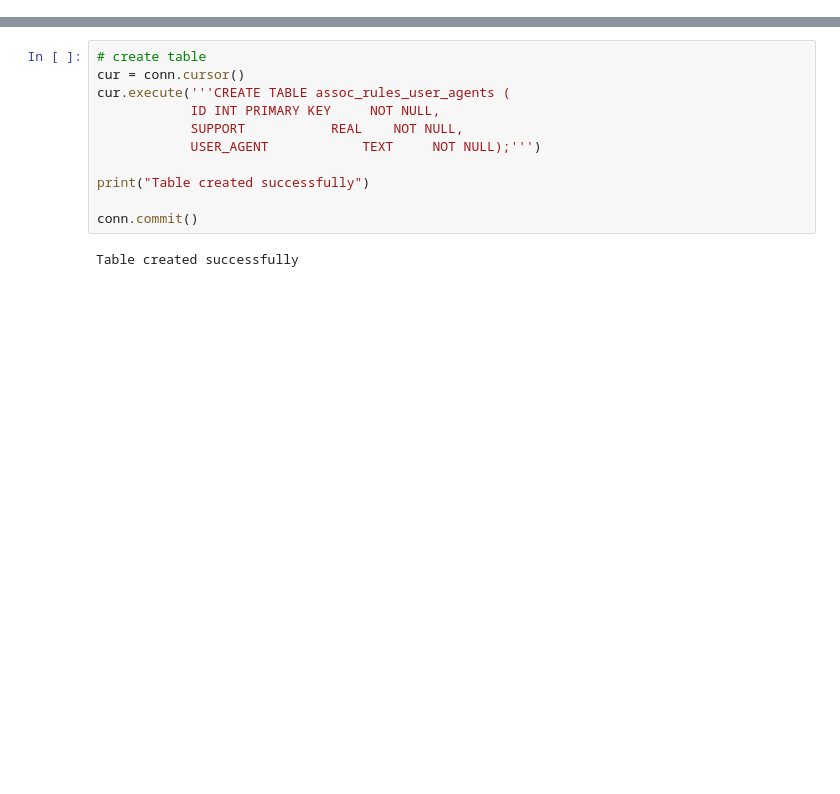
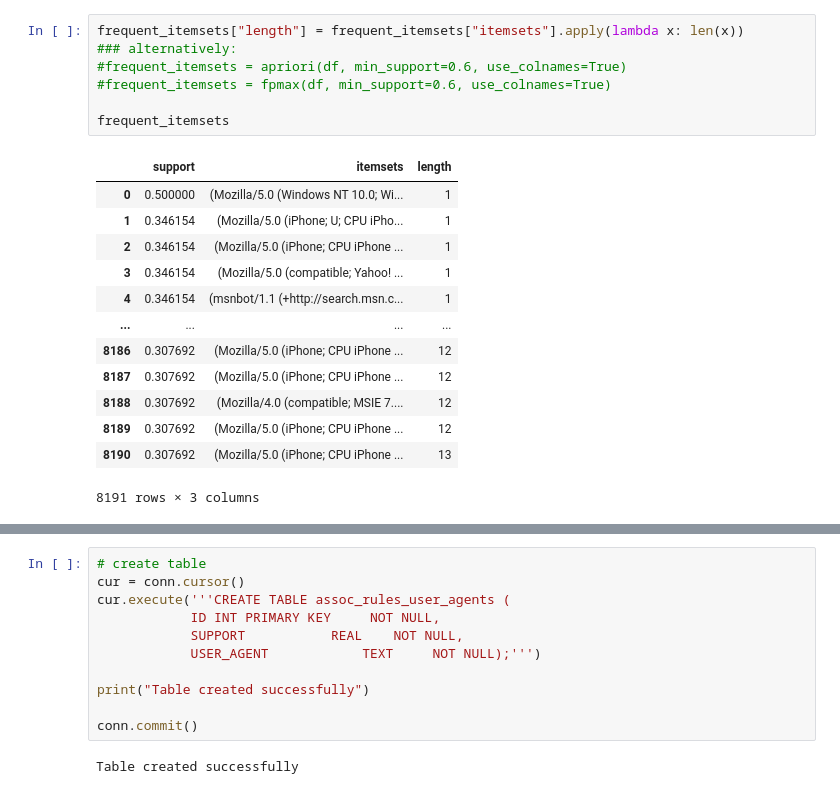
Before and after one commit to yehezkiel1086/ml-web-honeypot, a Jupyter notebook: data-mining/assoc_rules_user_agent.ipynb, the cells around one changed output, grey strips where cells are left out. Drawn from its saved outputs; the diff is of its cells as text; blank space fills up the shorter version.

```diff
--- a/data-mining/assoc_rules_user_agent.ipynb
+++ b/data-mining/assoc_rules_user_agent.ipynb
@@ -117,0 +106,21 @@ frequent_itemsets
+# %%
+frequent_itemsets["length"] = frequent_itemsets["itemsets"].apply(lambda x: len(x))
+### alternatively:
+#frequent_itemsets = apriori(df, min_support=0.6, use_colnames=True)
+#frequent_itemsets = fpmax(df, min_support=0.6, use_colnames=True)
+
+frequent_itemsets
+# %% [output]
+|  | support | itemsets | length |
+| 0 | 0.500000 | (Mozilla/5.0 (Windows NT 10.0; Wi... | 1 |
+| 1 | 0.346154 | (Mozilla/5.0 (iPhone; U; CPU iPho... | 1 |
+| 2 | 0.346154 | (Mozilla/5.0 (iPhone; CPU iPhone ... | 1 |
+| 3 | 0.346154 | (Mozilla/5.0 (compatible; Yahoo! ... | 1 |
+| 4 | 0.346154 | (msnbot/1.1 (+http://search.msn.c... | 1 |
+| ... | ... | ... | ... |
+| 8186 | 0.307692 | (Mozilla/5.0 (iPhone; CPU iPhone ... | 12 |
+| 8187 | 0.307692 | (Mozilla/5.0 (iPhone; CPU iPhone ... | 12 |
+| 8188 | 0.307692 | (Mozilla/4.0 (compatible; MSIE 7.... | 12 |
+| 8189 | 0.307692 | (Mozilla/5.0 (iPhone; CPU iPhone ... | 12 |
+| 8190 | 0.307692 | (Mozilla/5.0 (iPhone; CPU iPhone ... | 13 |
+8191 rows × 3 columns
```
Also changed, not shown: parts of 10 cells of this notebook.
